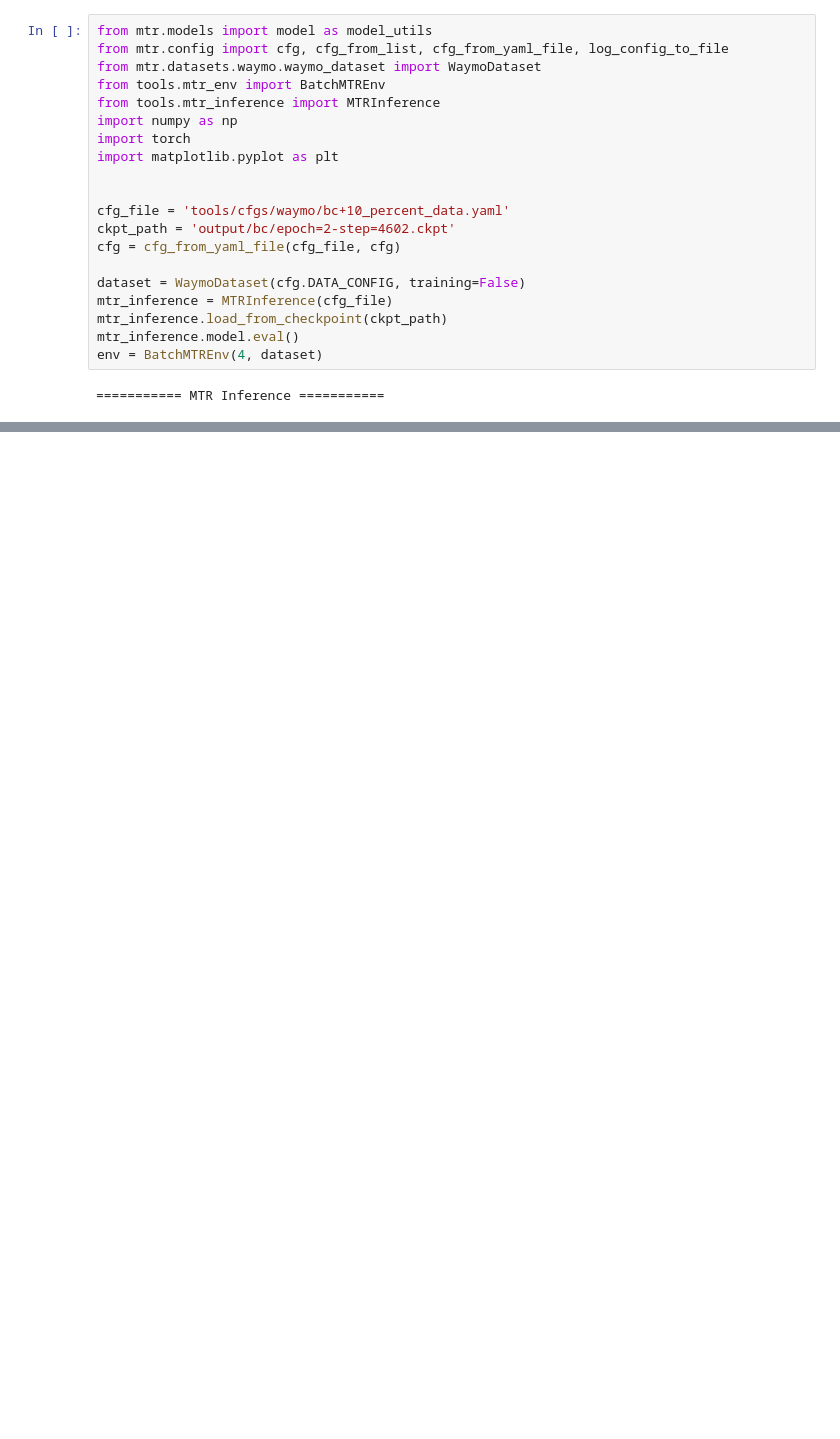
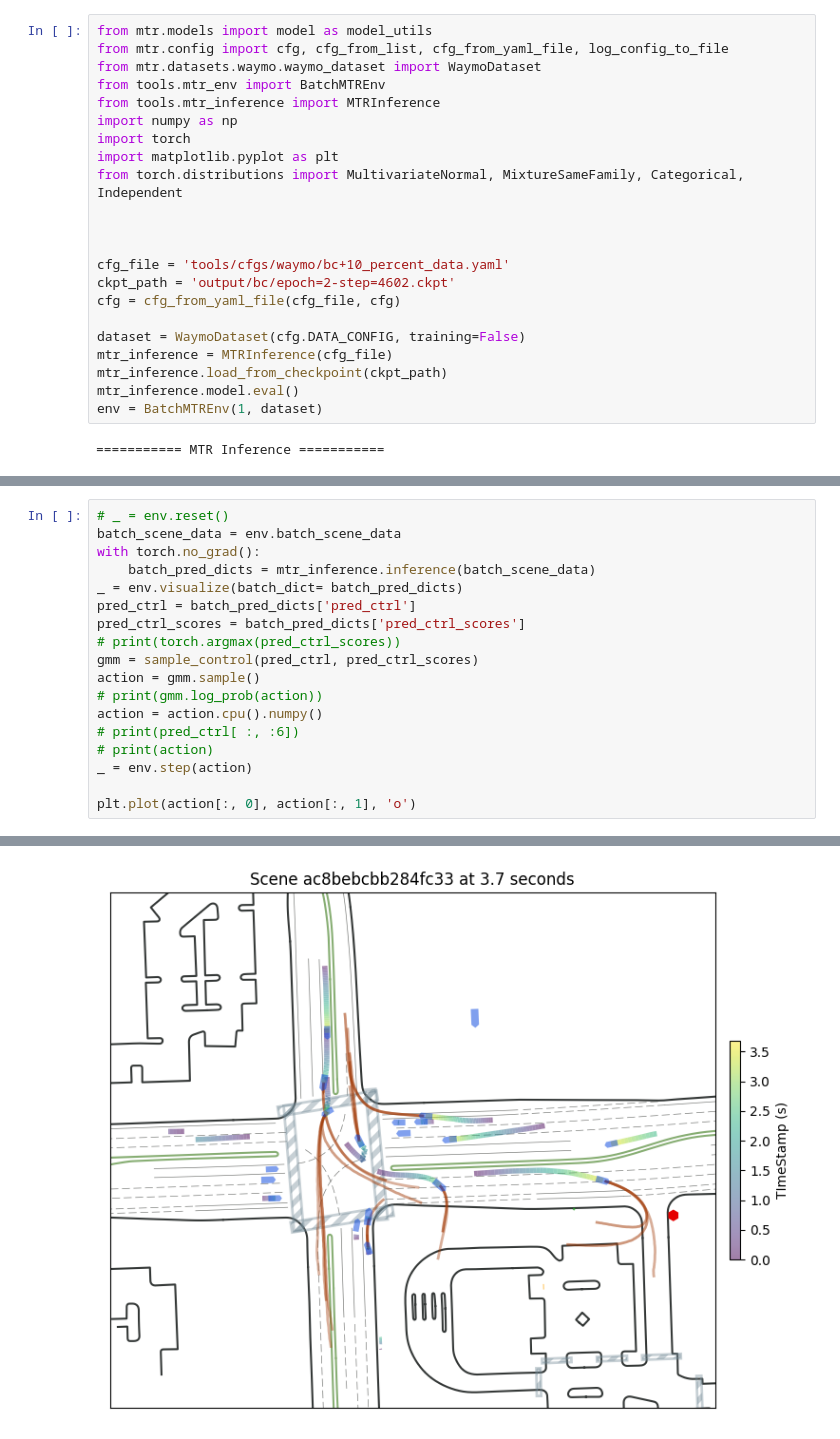
Before and after one commit to zzx9636/MTR, a Jupyter notebook: test_env.ipynb, the cells around one changed output, grey strips where cells are left out. Cells and saved outputs as stored; diff of their text form; blank space fills up the shorter version.

```diff
--- a/test_env.ipynb
+++ b/test_env.ipynb
@@ -14,6 +11,8 @@ from tools.mtr_inference import MTRInference
 import numpy as np
 import torch
 import matplotlib.pyplot as plt
+from torch.distributions import MultivariateNormal, MixtureSameFamily, Categorical, Independent
+
 
 
 cfg_file = 'tools/cfgs/waymo/bc+10_percent_data.yaml'
@@ -24,6 +23,6 @@ dataset = WaymoDataset(cfg.DATA_CONFIG, training=False)
 mtr_inference = MTRInference(cfg_file)
 mtr_inference.load_from_checkpoint(ckpt_path)
 mtr_inference.model.eval()
-env = BatchMTREnv(4, dataset)
+env = BatchMTREnv(1, dataset)
 # %% [output]
 =========== MTR Inference ===========
@@ -40,0 +69,19 @@ _ = env.visualize(batch_dict= batch_pred_dicts)
+# %%
+# _ = env.reset()
+batch_scene_data = env.batch_scene_data
+with torch.no_grad():
+    batch_pred_dicts = mtr_inference.inference(batch_scene_data)
+_ = env.visualize(batch_dict= batch_pred_dicts)
+pred_ctrl = batch_pred_dicts['pred_ctrl']
+pred_ctrl_scores = batch_pred_dicts['pred_ctrl_scores']
+# print(torch.argmax(pred_ctrl_scores))
+gmm = sample_control(pred_ctrl, pred_ctrl_scores)
+action = gmm.sample()
+# print(gmm.log_prob(action))
+action = action.cpu().numpy()
+# print(pred_ctrl[ :, :6])
+# print(action)
+_ = env.step(action)
+
+plt.plot(action[:, 0], action[:, 1], 'o')
+# %% [output]
@@ -40,0 +89 @@ _ = env.visualize(batch_dict= batch_pred_dicts)
+[figure, added]
```
Also changed, not shown: parts of 6 cells of this notebook, 4 other files.
